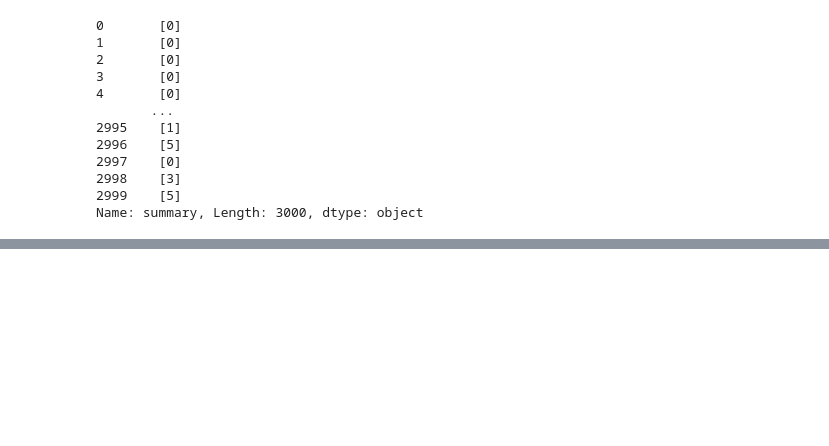
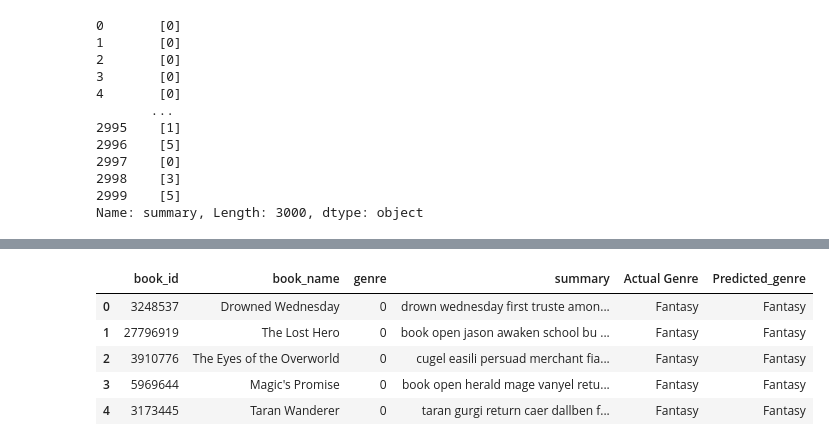
Before and after one commit to lawalsegun2025/book_genre_classification, a Jupyter notebook: book_genre_classification.ipynb, the cells around one changed output, grey strips where cells are left out. Saved outputs shown, nothing was run; the diff lists cells and outputs as text; code cells hidden in the pictures; blank space fills up the shorter version.

```diff
--- a/book_genre_classification.ipynb
+++ b/book_genre_classification.ipynb
@@ -625,0 +630,6 @@ Name: summary, Length: 3000, dtype: object
+# %%
+pred_genres = []
+for i in range(len(predicted_genre)):
+
+    index_val = predicted_genre[i][0]
+    pred_genres.append(list(mapper.keys())[list(mapper.values()).index(index_val)])
@@ -625,0 +680,3 @@ Name: summary, Length: 3000, dtype: object
+# %%
+new_mapper = {value:key for key, value in mapper.items()}
+new_mapper
@@ -625,0 +716,11 @@ Name: summary, Length: 3000, dtype: object
+# %%
+books["Actual Genre"] = books["genre"].map(new_mapper)
+books["Predicted_genre"] = np.array(pred_genres)
+books.head()
+# %% [output]
+|  | book_id | book_name | genre | summary | Actual Genre | Predicted_genre |
+| 0 | 3248537 | Drowned Wednesday | 0 | drown wednesday first truste amon... | Fantasy | Fantasy |
+| 1 | 27796919 | The Lost Hero | 0 | book open jason awaken school bu ... | Fantasy | Fantasy |
+| 2 | 3910776 | The Eyes of the Overworld | 0 | cugel easili persuad merchant fia... | Fantasy | Fantasy |
+| 3 | 5969644 | Magic's Promise | 0 | book open herald mage vanyel retu... | Fantasy | Fantasy |
+| 4 | 3173445 | Taran Wanderer | 0 | taran gurgi return caer dallben f... | Fantasy | Fantasy |
```
Also changed, not shown: parts of 7 cells of this notebook.
